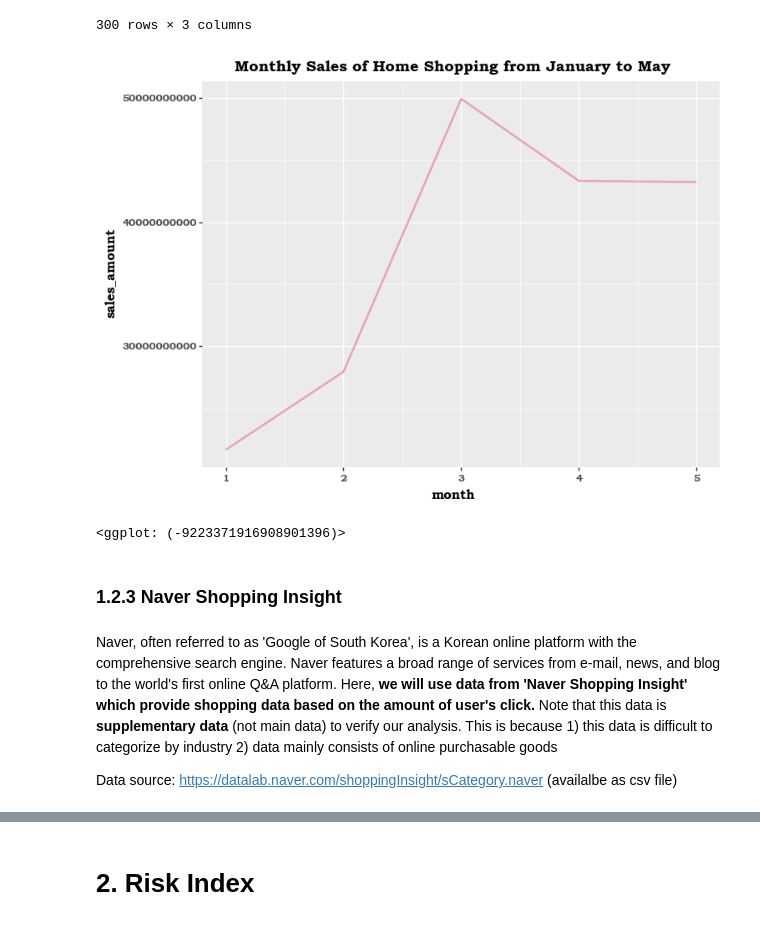
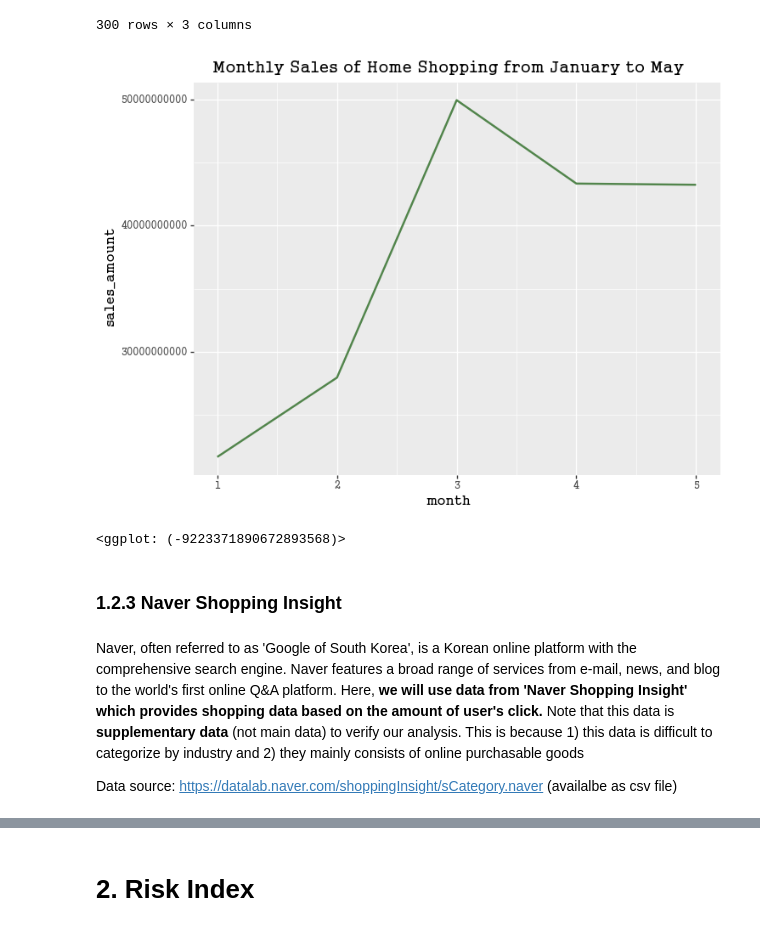
Before and after one commit to JieunKim-Econ/Covid_EDA_with_R, a Jupyter notebook: Risk-Resilience Matrix Analysis.ipynb, the cells around one changed output, grey strips where cells are left out. Drawn from its saved outputs; the diff is of its cells as text; code cells hidden in the pictures.

```diff
--- a/Risk-Resilience Matrix Analysis.ipynb
+++ b/Risk-Resilience Matrix Analysis.ipynb
@@ -19,7 +19,7 @@ import numpy as np
 import warnings
 warnings.filterwarnings('ignore')
 import matplotlib.font_manager as fm
-font_location = 'C:/WINDOWS\/Fonts\/BOOKOS.TTF'
+font_location = 'C:/WINDOWS\/Fonts\/H2GSRB.TTF'
 font_name = fm.FontProperties(fname = font_location).get_name()
 from adjustText import adjust_text
 # %%
@@ -183,17 +183,17 @@ sales
 300 rows × 3 columns
 # %%
 (ggplot(sales[sales.industry_name=='Home shopping'])
-+geom_line(aes(y='sales_amount',x='month',group='industry_name'),color='#E9A3B2',size=1)
++geom_line(aes(y='sales_amount',x='month',group='industry_name'),color='#52854C',size=1)
 +ggtitle('Monthly Sales of Home Shopping from January to May')
 +theme(figure_size=(8,6),text=element_text(family=font_name))
 )
 # %% [output]
-[figure, old version]
+[figure, new version]
-<ggplot: (-9223371916908901396)>
+<ggplot: (-9223371890672893568)>
 # %% [markdown]
 ### 1.2.3 Naver Shopping Insight
 # %% [markdown]
-Naver, often referred to as 'Google of South Korea', is a Korean online platform with the comprehensive search engine. Naver features a broad range of services from e-mail, news, and blog to the world's first online Q&A platform. Here, **we will use data from 'Naver Shopping Insight' which provide shopping data based on the amount of user's click.** Note that this data is __supplementary data__ (not main data) to verify our analysis. This is because 1) this data is difficult to categorize by industry 2) data mainly consists of online purchasable goods
+Naver, often referred to as 'Google of South Korea', is a Korean online platform with the comprehensive search engine. Naver features a broad range of services from e-mail, news, and blog to the world's first online Q&A platform. Here, **we will use data from 'Naver Shopping Insight' which provides shopping data based on the amount of user's click.** Note that this data is __supplementary data__ (not main data) to verify our analysis. This is because 1) this data is difficult to categorize by industry and 2) they mainly consists of online purchasable goods
 
 Data source: https://datalab.naver.com/shoppingInsight/sCategory.naver (availalbe as csv file)
 # %%
```
Also changed, not shown: parts of 5 cells of this notebook.
